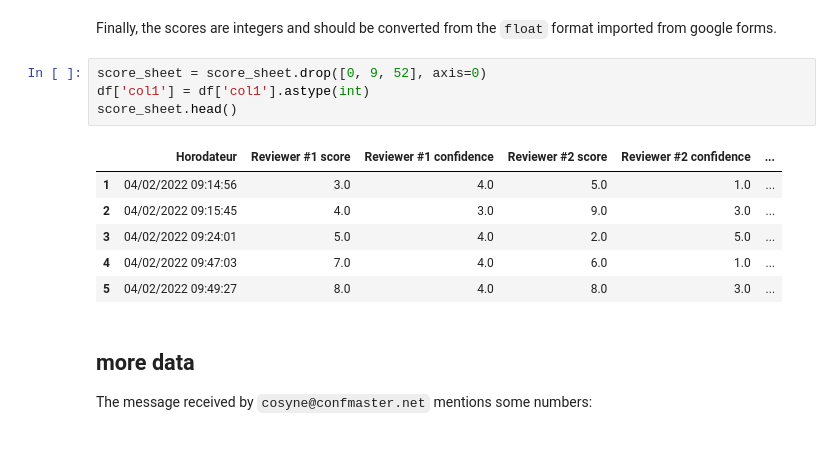
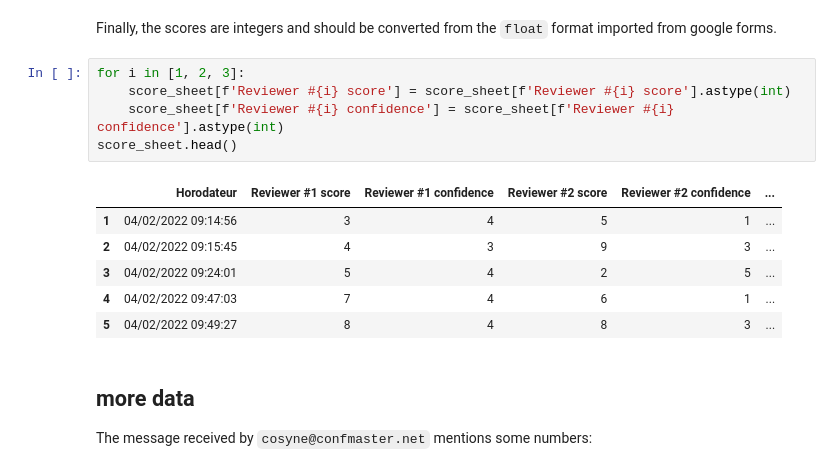
Before and after one commit to laurentperrinet/2022-02-11_COSYNE-scoresheet, a Jupyter notebook: 2022-02-11_COSYNE-scoresheet.ipynb, the cells around one changed output. Saved outputs shown, nothing was run; the diff lists cells and outputs as text.

```diff
--- a/2022-02-11_COSYNE-scoresheet.ipynb
+++ b/2022-02-11_COSYNE-scoresheet.ipynb
@@ -91,17 +91,18 @@ score_sheet.head()
 | 5 | 04/02/2022 09:49:27 | 8.0 | 4.0 | 8.0 | 3.0 | ... |
 # %% [markdown]
 Finally, the scores are integers and should be converted from the `float` format imported from google forms.
-# %%
-score_sheet = score_sheet.drop([0, 9, 52], axis=0)
-df['col1'] = df['col1'].astype(int)
-score_sheet.head()
-# %% [output]
-|  | Horodateur | Reviewer #1 score | Reviewer #1 confidence | Reviewer #2 score | Reviewer #2 confidence | ... |
-| 1 | 04/02/2022 09:14:56 | 3.0 | 4.0 | 5.0 | 1.0 | ... |
-| 2 | 04/02/2022 09:15:45 | 4.0 | 3.0 | 9.0 | 3.0 | ... |
-| 3 | 04/02/2022 09:24:01 | 5.0 | 4.0 | 2.0 | 5.0 | ... |
-| 4 | 04/02/2022 09:47:03 | 7.0 | 4.0 | 6.0 | 1.0 | ... |
-| 5 | 04/02/2022 09:49:27 | 8.0 | 4.0 | 8.0 | 3.0 | ... |
+# %%
+for i in [1, 2, 3]:
+    score_sheet[f'Reviewer #{i} score'] = score_sheet[f'Reviewer #{i} score'].astype(int)
+    score_sheet[f'Reviewer #{i} confidence'] = score_sheet[f'Reviewer #{i} confidence'].astype(int)
+score_sheet.head()
+# %% [output]
+|  | Horodateur | Reviewer #1 score | Reviewer #1 confidence | Reviewer #2 score | Reviewer #2 confidence | ... |
+| 1 | 04/02/2022 09:14:56 | 3 | 4 | 5 | 1 | ... |
+| 2 | 04/02/2022 09:15:45 | 4 | 3 | 9 | 3 | ... |
+| 3 | 04/02/2022 09:24:01 | 5 | 4 | 2 | 5 | ... |
+| 4 | 04/02/2022 09:47:03 | 7 | 4 | 6 | 1 | ... |
+| 5 | 04/02/2022 09:49:27 | 8 | 4 | 8 | 3 | ... |
 # %% [markdown]
 ## more data
 The message received by `cosyne@confmaster.net` mentions some numbers:
```
Also changed, not shown: parts of 2 cells of this notebook.
